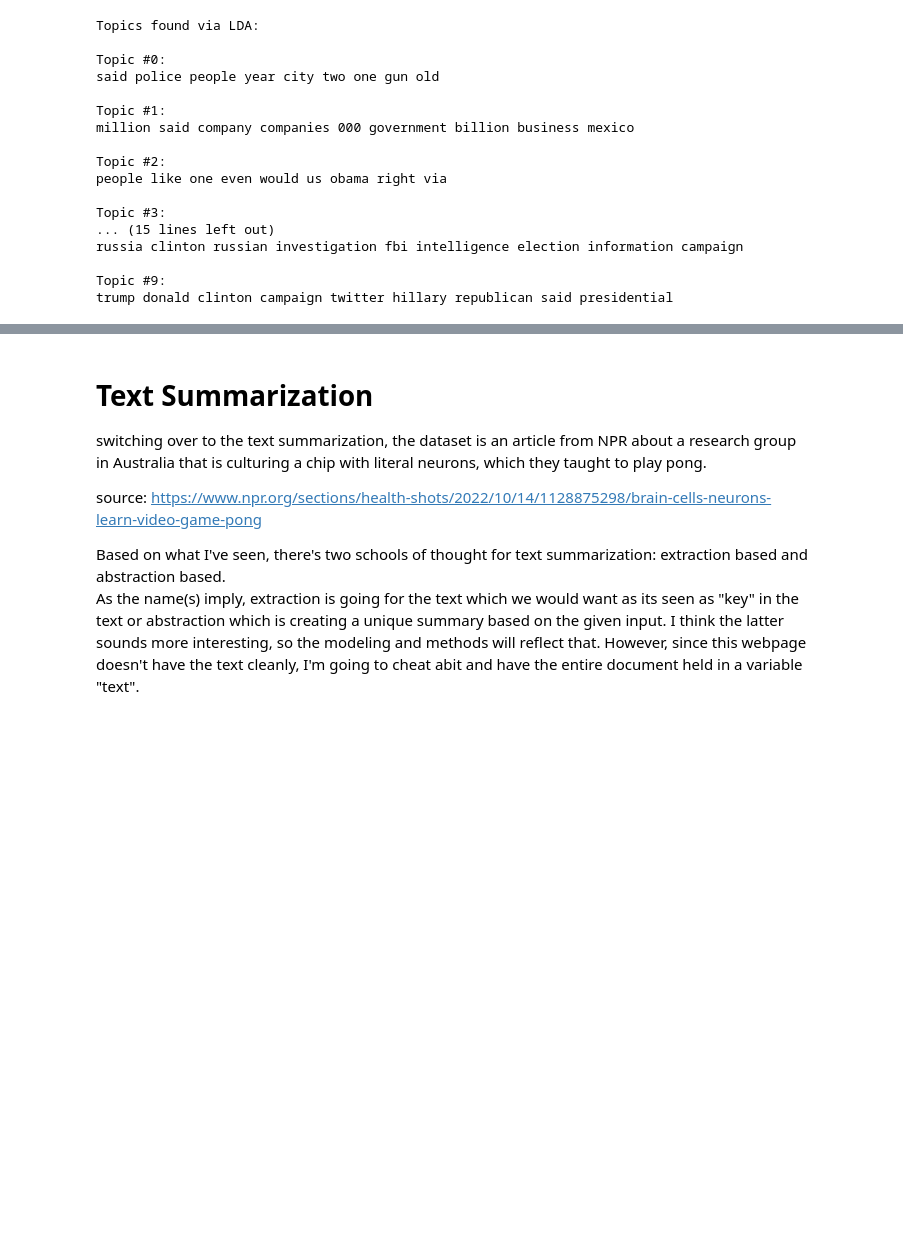
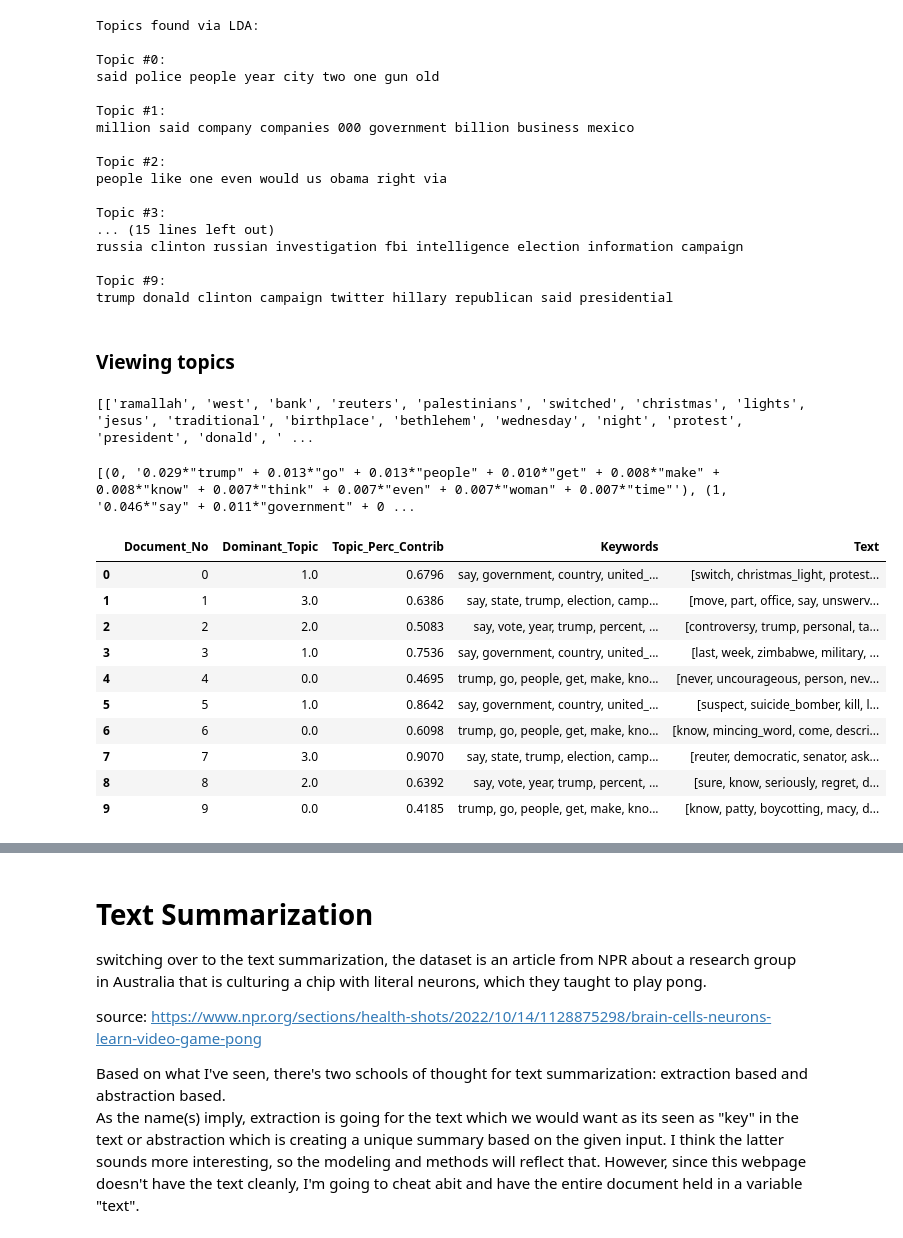
Before and after one commit to Cmeek09/NLP_with_deep_learning, a Jupyter notebook: project_part1.ipynb, the cells around one changed output, grey strips where cells are left out. Cells and saved outputs as stored; diff of their text form; code cells hidden in the pictures; blank space fills up the shorter version.

```diff
--- a/project_part1.ipynb
+++ b/project_part1.ipynb
@@ -324,3 +309,21 @@ russia clinton russian investigation fbi intelligence election information campa
 
 Topic #9:
 trump donald clinton campaign twitter hillary republican said presidential
+# %% [markdown]
+### Viewing topics
+# %%
+def sent_to_words(sentences):
+    for sent in sentences:
+        sent = re.sub('\S*@\S*\s?', '', sent)  # remove emails
+        sent = re.sub('\s+', ' ', sent)  # remove newline chars
+        sent = re.sub("\'", "", sent)  # remove single quotes
+        sent = gensim.utils.simple_preprocess(str(sent), deacc=True)
+        yield(sent)
+
+# Convert to list
+data = df.text.values.tolist()
+data_words = list(sent_to_words(data))
+print(data_words[:1])
+# [['from', 'irwin', 'arnstein', 'subject', 're', 'recommendation', 'on', 'duc', 'summary', 'whats', 'it', 'worth', 'distribution', 'usa', 'expires', 'sat', 'may', 'gmt', ...trucated...]]
+# %% [output]
+[['ramallah', 'west', 'bank', 'reuters', 'palestinians', 'switched', 'christmas', 'lights', 'jesus', 'traditional', 'birthplace', 'bethlehem', 'wednesday', 'night', 'protest', 'president', 'donald', ' ...
@@ -327,24 +360,68 @@ trump donald clinton campaign twitter hillary republican said presidential
+# %%
+import gensim.corpora as corpora
+
+# Create Dictionary
+id2word = corpora.Dictionary(data_ready)
+
+# Create Corpus: Term Document Frequency
+corpus = [id2word.doc2bow(text) for text in data_ready]
+
+# Build LDA model
+lda_model = gensim.models.ldamodel.LdaModel(corpus=corpus,
+                                           id2word=id2word,
+                                           num_topics=4,
+                                           random_state=100,
+                                           update_every=1,
+                                           chunksize=10,
+                                           passes=10,
+                                           alpha='symmetric',
+                                           iterations=100,
+                                           per_word_topics=True)
+
+print(lda_model.print_topics())
+# %% [output]
+[(0, '0.029*"trump" + 0.013*"go" + 0.013*"people" + 0.010*"get" + 0.008*"make" + 0.008*"know" + 0.007*"think" + 0.007*"even" + 0.007*"woman" + 0.007*"time"'), (1, '0.046*"say" + 0.011*"government" + 0 ...
 # %%
-def format_topics_sentences(ldamodel=None, corpus=corpus, texts=df['text']):
+def format_topics_sentences(ldamodel=None, corpus=corpus, texts=data):
     # Init output
     sent_topics_df = pd.DataFrame()
 
     # Get main topic in each document
     for i, row_list in enumerate(ldamodel[corpus]):
         row = row_list[0] if ldamodel.per_word_topics else row_list
         # print(row)
         row = sorted(row, key=lambda x: (x[1]), reverse=True)
         # Get the Dominant topic, Perc Contribution and Keywords for each document
         for j, (topic_num, prop_topic) in enumerate(row):
             if j == 0:  # => dominant topic
                 wp = ldamodel.show_topic(topic_num)
                 topic_keywords = ", ".join([word for word, prop in wp])
                 sent_topics_df = sent_topics_df.append(pd.Series([int(topic_num), round(prop_topic,4), topic_keywords]), ignore_index=True)
             else:
                 break
     sent_topics_df.columns = ['Dominant_Topic', 'Perc_Contribution', 'Topic_Keywords']
 
     # Add original text to the end of the output
     contents = pd.Series(texts)
     sent_topics_df = pd.concat([sent_topics_df, contents], axis=1)
     return(sent_topics_df)
+
+
+df_topic_sents_keywords = format_topics_sentences(ldamodel=lda_model, corpus=corpus, texts=data_ready)
+
+# Format
+df_dominant_topic = df_topic_sents_keywords.reset_index()
+df_dominant_topic.columns = ['Document_No', 'Dominant_Topic', 'Topic_Perc_Contrib', 'Keywords', 'Text']
+df_dominant_topic.head(10)
+# %% [output]
+|  | Document_No | Dominant_Topic | Topic_Perc_Contrib | Keywords | Text |
+| 0 | 0 | 1.0 | 0.6796 | say, government, country, united_... | [switch, christmas_light, protest... |
+| 1 | 1 | 3.0 | 0.6386 | say, state, trump, election, camp... | [move, part, office, say, unswerv... |
+| 2 | 2 | 2.0 | 0.5083 | say, vote, year, trump, percent, ... | [controversy, trump, personal, ta... |
+| 3 | 3 | 1.0 | 0.7536 | say, government, country, united_... | [last, week, zimbabwe, military, ... |
+| 4 | 4 | 0.0 | 0.4695 | trump, go, people, get, make, kno... | [never, uncourageous, person, nev... |
+| 5 | 5 | 1.0 | 0.8642 | say, government, country, united_... | [suspect, suicide_bomber, kill, l... |
+| 6 | 6 | 0.0 | 0.6098 | trump, go, people, get, make, kno... | [know, mincing_word, come, descri... |
+| 7 | 7 | 3.0 | 0.9070 | say, state, trump, election, camp... | [reuter, democratic, senator, ask... |
+| 8 | 8 | 2.0 | 0.6392 | say, vote, year, trump, percent, ... | [sure, know, seriously, regret, d... |
+| 9 | 9 | 0.0 | 0.4185 | trump, go, people, get, make, kno... | [know, patty, boycotting, macy, d... |
```
Also changed, not shown: parts of 9 cells of this notebook.
